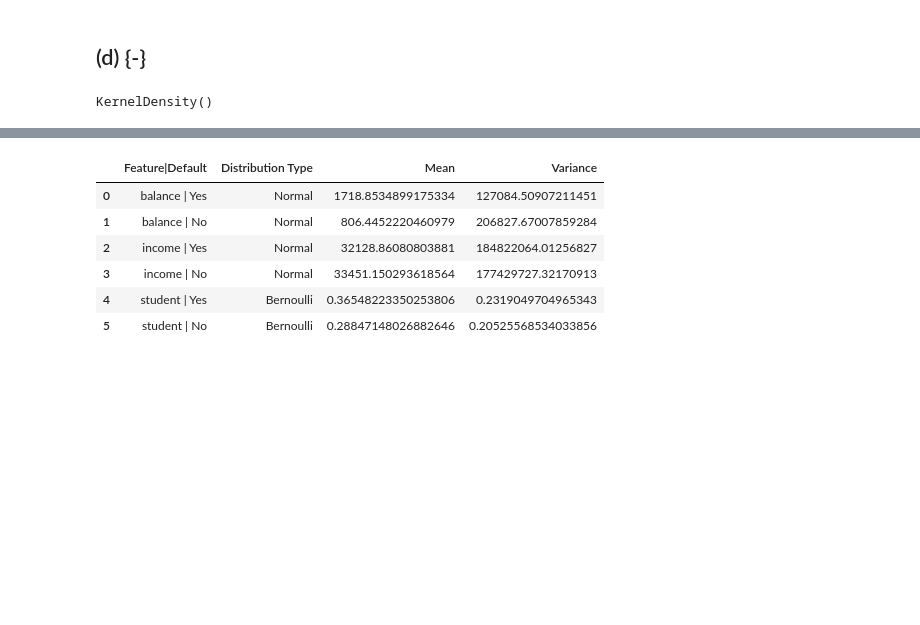
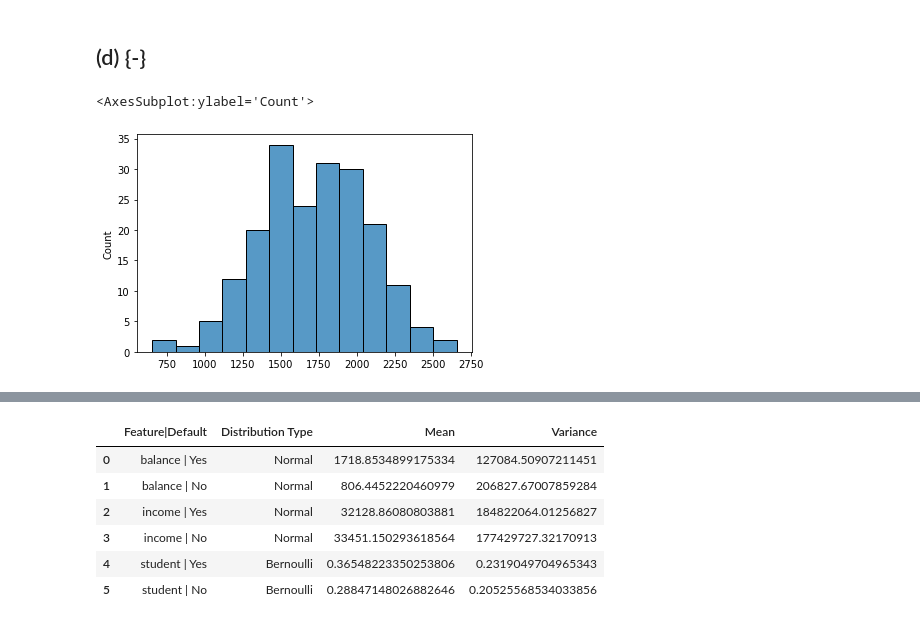
Before and after one commit to beginnerSC/mscf_hw_spring, a Jupyter notebook: ML II/2/Homework #2.ipynb, the cells around one changed output, grey strips where cells are left out. Saved outputs shown, nothing was run; the diff lists cells and outputs as text; code cells hidden in the pictures; blank space fills up the shorter version.

```diff
--- a/ML II/2/Homework #2.ipynb
+++ b/ML II/2/Homework #2.ipynb
@@ -317,9 +317,14 @@ plot_roc(dist_norm, 'Naive Bayes')
 [figure]
 # %% [markdown]
 ## (d) {-}
-# %%
-from sklearn.neighbors import KernelDensity
-
-KernelDensity().fit(X_train[y_train=='Yes']['balance'].to_frame().values)
-# %% [output]
-KernelDensity()
+# %%
+import seaborn as sns
+import
+
+for feature in ['balance', 'income']:
+    for default in ['Yes', 'No']:
+        sns.histplot(X_train[y_train=='Yes']['balance'].values)
+        plt.show()
+# %% [output]
+<AxesSubplot:ylabel='Count'>
+[figure, added]
```
Also changed, not shown: parts of 1 cell of this notebook.
